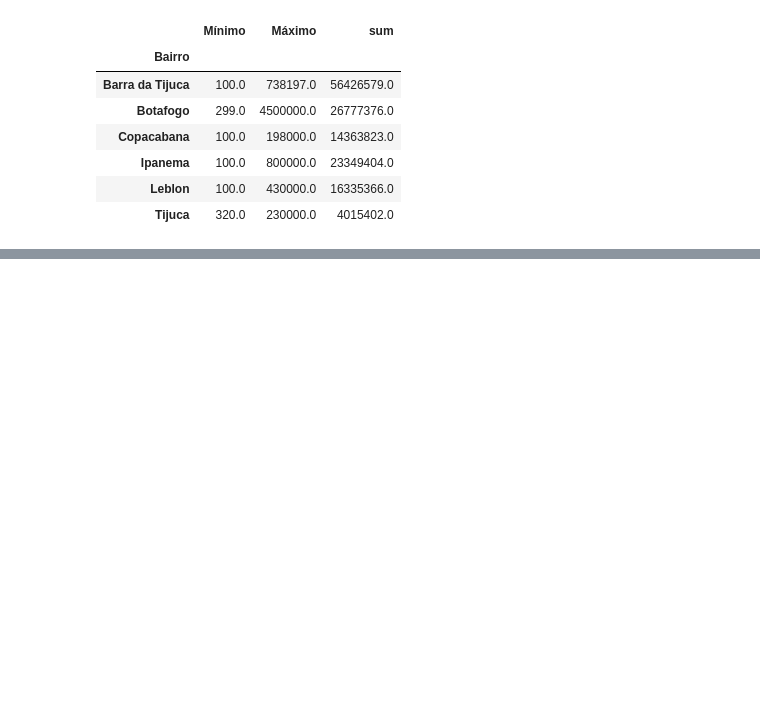
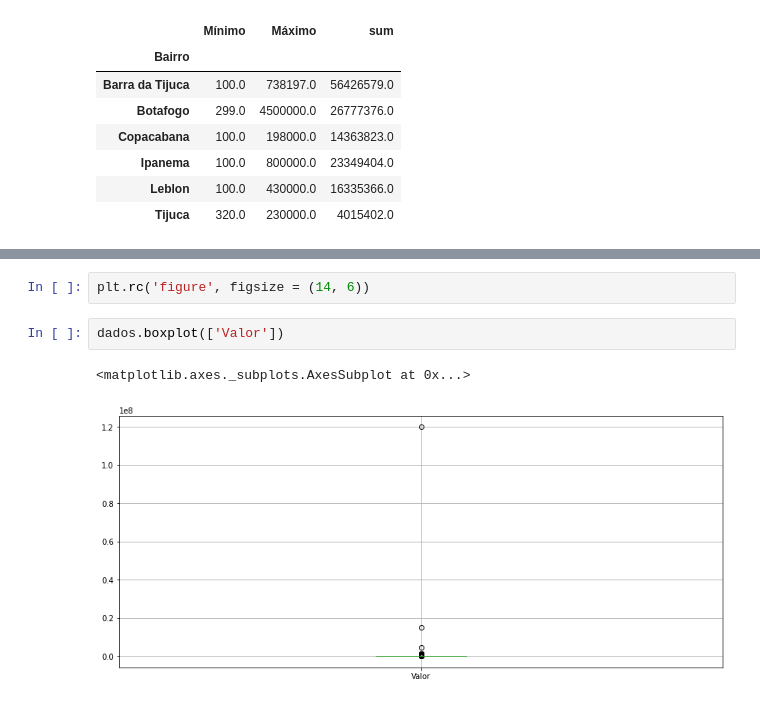
Before and after one commit to CHRSousa/estudoPythonJupiterNotebook, a Jupyter notebook: Criando_Novas_Variáveis.ipynb, the cells around one changed output, grey strips where cells are left out. Drawn from its saved outputs; the diff is of its cells as text; blank space fills up the shorter version.

```diff
--- a/Criando_Novas_Variáveis.ipynb
+++ b/Criando_Novas_Variáveis.ipynb
@@ -194,0 +223,7 @@ grupo_bairro['Valor'].aggregate(['min','max','sum']).rename(columns = {'min':'M
+# %%
+plt.rc('figure', figsize = (14, 6))
+# %%
+dados.boxplot(['Valor'])
+# %% [output]
+<matplotlib.axes._subplots.AxesSubplot at 0x...>
+[figure, added]
```
Also changed, not shown: parts of 29 cells of this notebook.
